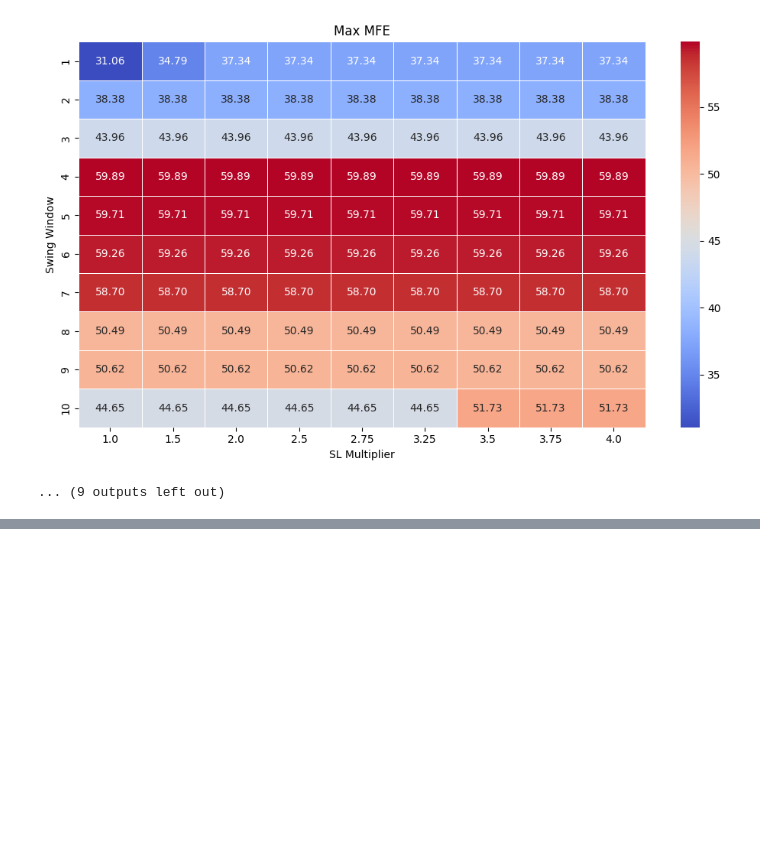
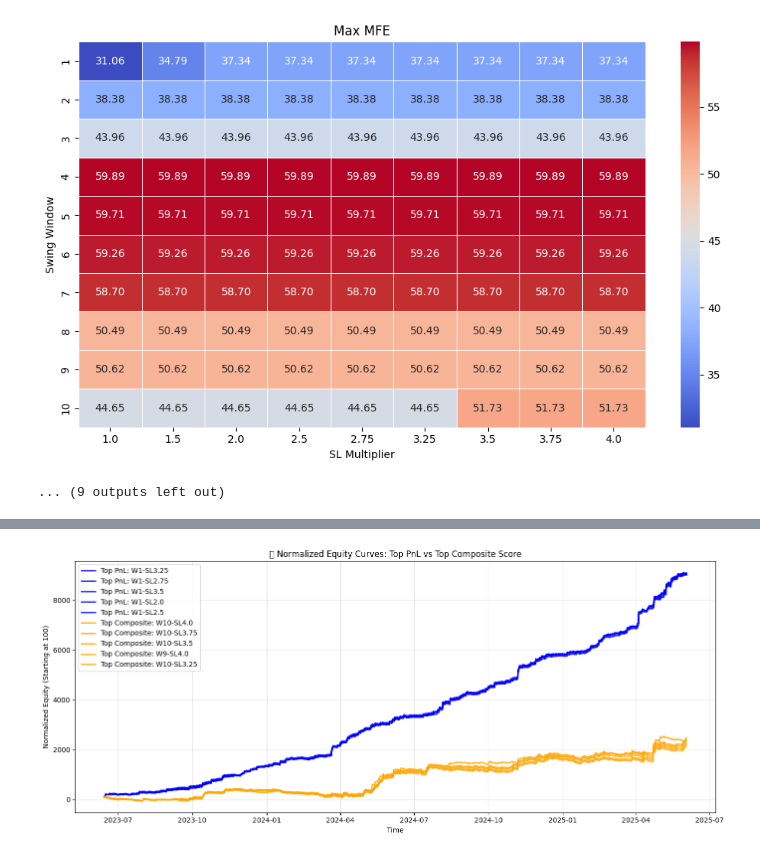
Before and after one commit to sameepkulkarni/Python-Projects, a Jupyter notebook: visualization.ipynb, the cells around one changed output, grey strips where cells are left out. Cells and saved outputs as stored; diff of their text form; code cells hidden in the pictures; blank space fills up the shorter version.

```diff
--- a/visualization.ipynb
+++ b/visualization.ipynb
@@ -154,0 +348,51 @@ for metric, title in metrics_to_plot:
+# %%
+import os
+import pandas as pd
+import matplotlib.pyplot as plt
+def get_filename(window, sl):
+    window_str = f"{int(window)}"
+
+    # Format SL to match file naming convention exactly
+    sl_str = f"{sl:.2f}".rstrip('0').rstrip('.')  # 2.50 → 2.5, 3.00 → 3
+    return f"all_trades/All_Trades_Window_{window_str}_SL_{sl_str}.csv"
+
+def plot_normalized_equity_curve(configs, label, color):
+    for idx, row in configs.iterrows():
+        window = int(row["Window"])
+        sl = float(row["SL Multiplier"])
+
+
+        file_path = get_filename(window, sl)
+        if not os.path.exists(file_path):
+            print(f"❌ File not found: {file_path}")
+            continue
+
+        df = pd.read_csv(file_path, parse_dates=["Exit Time"])
+        df = df.sort_values("Exit Time")
+
+        # Calculate cumulative PnL
+        df["Cumulative PnL"] = df["PnL"].cumsum()
+
+        # Normalize to start at 100
+        start_value = 100
+        df["Normalized Equity"] = start_value + df["Cumulative PnL"] - df["Cumulative PnL"].iloc[0]
+
+        label_full = f"{label}: W{window}-SL{sl}"
+        plt.plot(df["Exit Time"], df["Normalized Equity"], label=label_full, linewidth=2, alpha=0.85, color=color)
+
+# Example usage:
+# Assuming you have: top5_pnl_configs and top5_composite_configs
+plt.figure(figsize=(14, 6))
+
+plot_normalized_equity_curve(top_pnl_configs, label="Top PnL", color="blue")
+plot_normalized_equity_curve(top_comp_v3_configs, label="Top Composite", color="orange")
+
+plt.title("🔁 Normalized Equity Curves: Top PnL vs Top Composite Score")
+plt.xlabel("Time")
+plt.ylabel("Normalized Equity (Starting at 100)")
+plt.grid(True, alpha=0.3)
+plt.legend()
+plt.tight_layout()
+plt.show()
+# %% [output]
+[figure, added]
```
Also changed, not shown: parts of 18 cells of this notebook.
